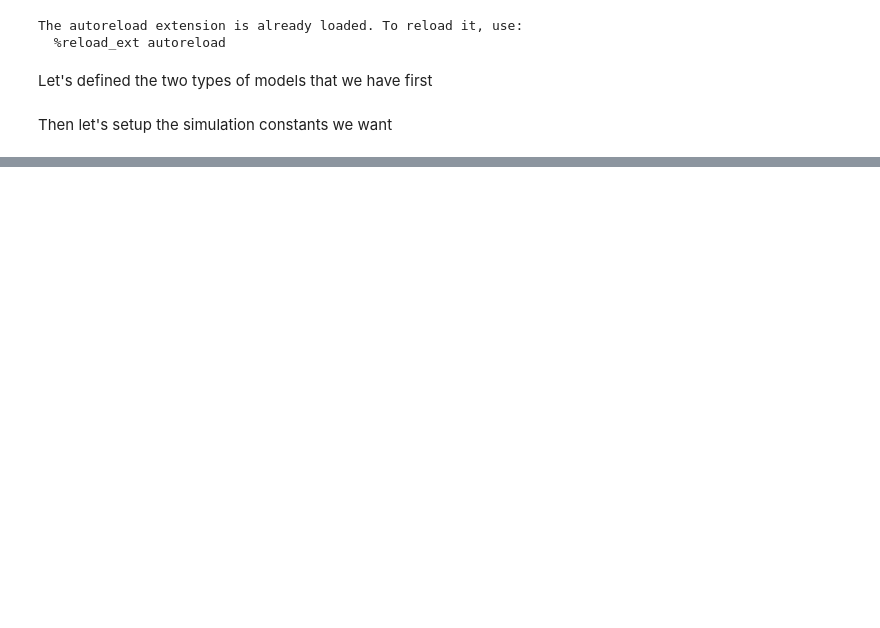
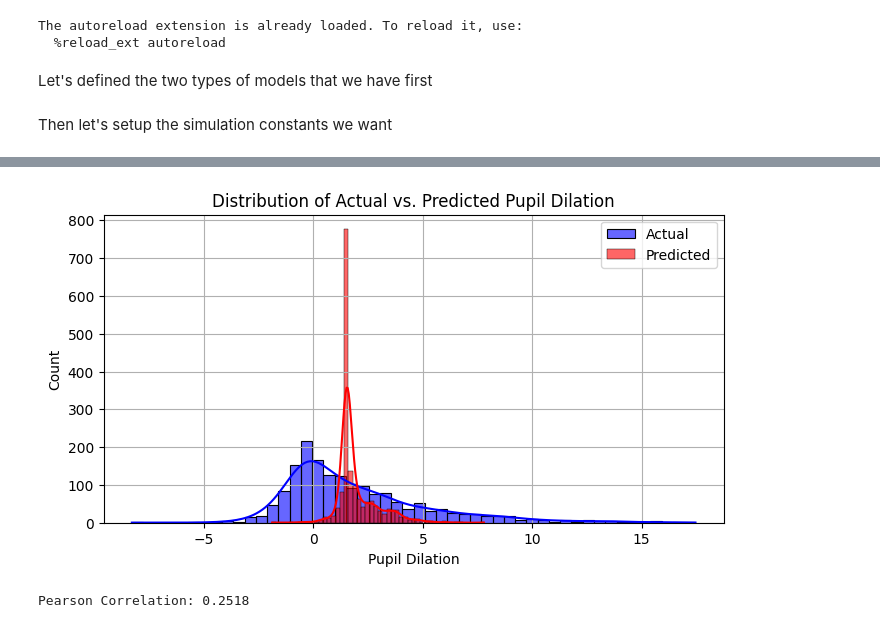
Before and after one commit to KevinBian107/EEB, a Jupyter notebook: playground.ipynb, the cells around one changed output, grey strips where cells are left out. Saved outputs shown, nothing was run; the diff lists cells and outputs as text; code cells hidden in the pictures; blank space fills up the shorter version.

```diff
--- a/playground.ipynb
+++ b/playground.ipynb
@@ -41,0 +176,26 @@ render_plot(results)
+# %%
+import seaborn as sns
+import matplotlib.pyplot as plt
+
+df_predictions['PupilPred'] = scaler_Y.inverse_transform(df_predictions[['PupilPred']])
+
+plt.figure(figsize=(8, 4))
+sns.histplot(df_actual['Event_PupilDilation'], kde=True, label="Actual", color='blue', alpha=0.6, bins=50)
+sns.histplot(df_predictions['PupilPred'], kde=True, label="Predicted", color='red', alpha=0.6, bins=50)
+
+plt.xlabel("Pupil Dilation")
+plt.ylabel("Count")
+plt.legend()
+plt.title("Distribution of Actual vs. Predicted Pupil Dilation")
+plt.grid(True)
+
+plt.show()
+# %% [output]
+[figure, added]
+# %%
+from scipy.stats import pearsonr
+
+corr, _ = pearsonr(df_actual['Event_PupilDilation'], df_predictions['PupilPred'])
+print(f"Pearson Correlation: {corr:.4f}")
+# %% [output]
+Pearson Correlation: 0.2518
```
Also changed, not shown: parts of 14 cells of this notebook, 6 other files.
